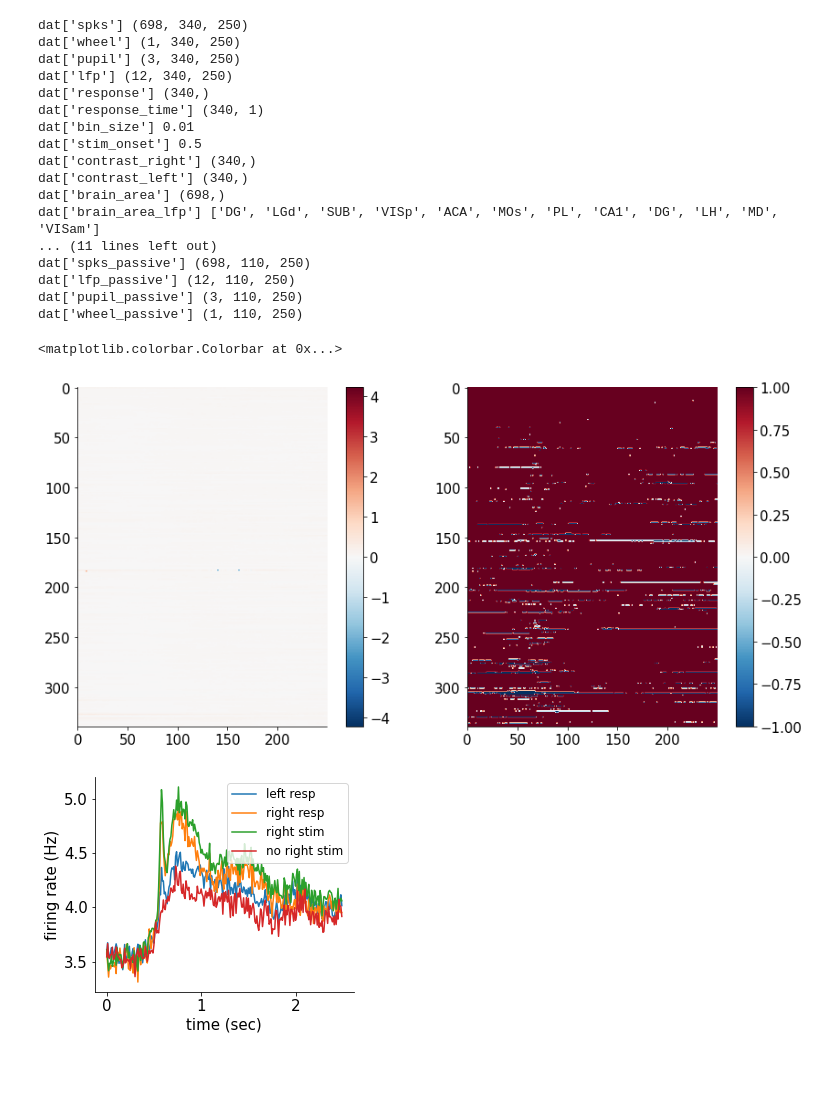
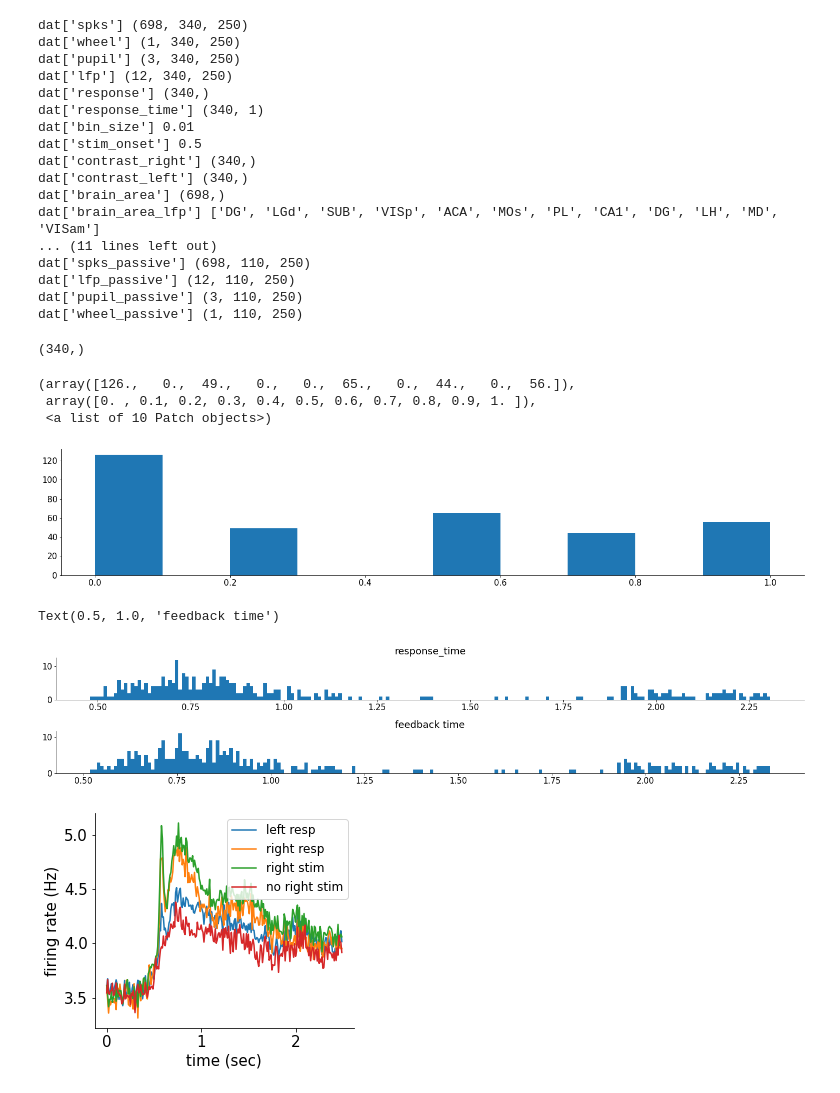
Before and after one commit to jingxlim/course-content, a Jupyter notebook: projects/steinmetz_dimred.ipynb, the cells around one changed output. Cells and saved outputs as stored; diff of their text form; code cells hidden in the pictures.

```diff
--- a/projects/steinmetz_dimred.ipynb
+++ b/projects/steinmetz_dimred.ipynb
@@ -96,21 +97,28 @@ rcParams['font.size'] =15
 rcParams['axes.spines.top'] = False
 rcParams['axes.spines.right'] = False
 rcParams['figure.autolayout'] = True
-# %%
-vmin = np.nanmin(np.squeeze(dat['pupil'][0]))
-vmax = np.nanmax(np.squeeze(dat['pupil'][0]))
-vmax = np.nanmax((np.absolute(vmin), vmax))
-vmin = -vmax
-
-pupil_fig, pupil_ax = plt.subplots(1,2,figsize=(12.5, 6))
-pupil_imshow0 = pupil_ax[0].imshow(np.squeeze(dat['pupil'][0]), cmap='RdBu_r', vmin=vmin, vmax=vmax)
-pupil_fig.colorbar(pupil_imshow0, ax=pupil_ax[0])
-
-pupil_imshow1 = pupil_ax[1].imshow(np.sign(np.squeeze(dat['pupil'][0])), cmap='RdBu_r')
-pupil_fig.colorbar(pupil_imshow1, ax=pupil_ax[1])
-# %% [output]
-<matplotlib.colorbar.Colorbar at 0x...>
-[figure, removed]
+# %%
+difficulty = np.abs(dat['contrast_right'] - dat['contrast_left'])
+difficulty.shape
+# %% [output]
+(340,)
+# %%
+plt.figure()
+plt.hist(difficulty)
+# %% [output]
+(array([126.,   0.,  49.,   0.,   0.,  65.,   0.,  44.,   0.,  56.]),
+ array([0. , 0.1, 0.2, 0.3, 0.4, 0.5, 0.6, 0.7, 0.8, 0.9, 1. ]),
+ <a list of 10 Patch objects>)
+[figure, added]
+# %%
+fig, ax = plt.subplots(2,1)
+ax[0].hist(dat['response_time'], bins=200)
+ax[0].set_title('response_time')
+ax[1].hist(dat['feedback_time'], bins=200)
+ax[1].set_title('feedback time')
+# %% [output]
+Text(0.5, 1.0, 'feedback time')
+[figure, added]
 # %%
 # Basic plots of population average
 from matplotlib import pyplot as plt
```
Also changed, not shown: parts of 10 cells of this notebook.
